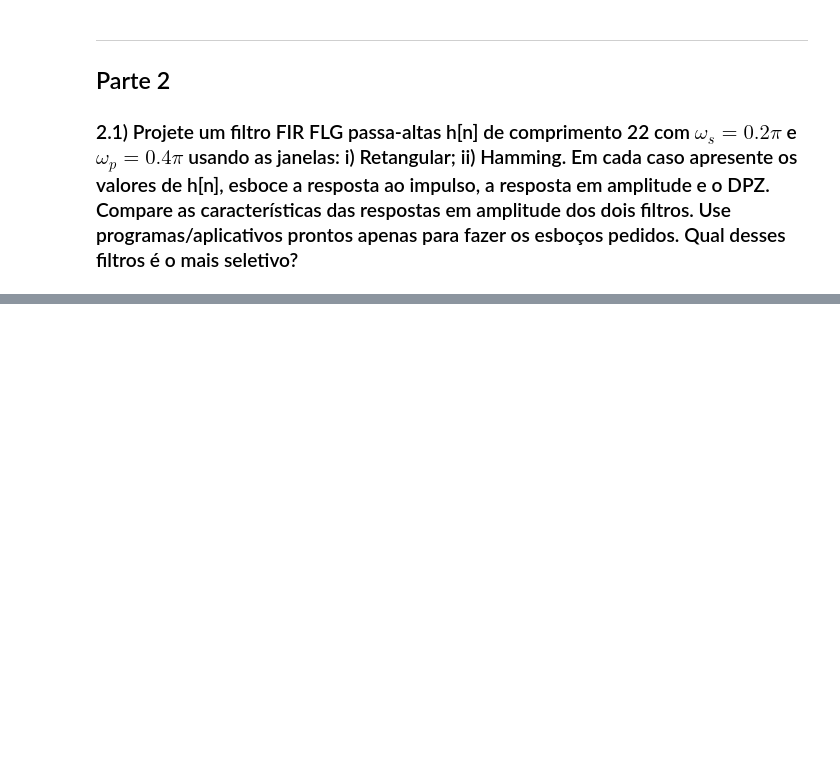
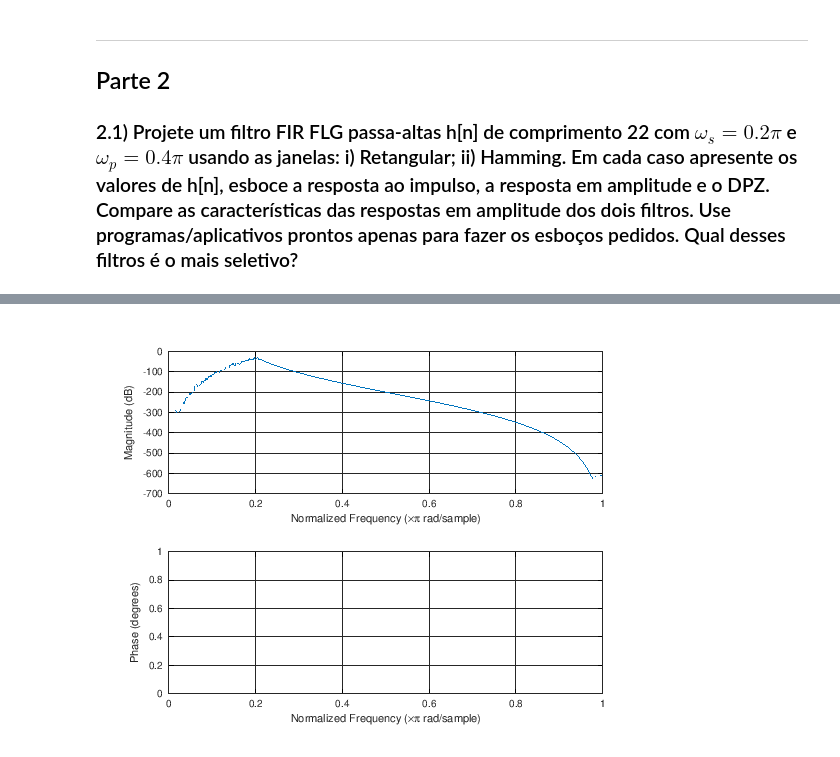
Before and after one commit to diegomhamilton/processamento-digital-de-sinais, a Jupyter notebook: Projeto_2/projeto.ipynb, the cells around one changed output, grey strips where cells are left out. Saved outputs shown, nothing was run; the diff lists cells and outputs as text; code cells hidden in the pictures; blank space fills up the shorter version.

```diff
--- a/Projeto_2/projeto.ipynb
+++ b/Projeto_2/projeto.ipynb
@@ -150,0 +161,9 @@ w =
+# %%
+M = 30;
+wc1 = (0.08*pi+0.1*pi)/2;    % wc1 = 0.09*pi
+wc2 = (0.3*pi+0.4*pi)/2;     % wc2 = 0.35*pi
+[b, a] = butter(M/2, [wc1/(2*pi) wc2/(2*pi)], ftype = 'bandpass');
+
+freqz(b,a);
+# %% [output]
+[figure, added]
```
Also changed, not shown: parts of 14 cells of this notebook.
